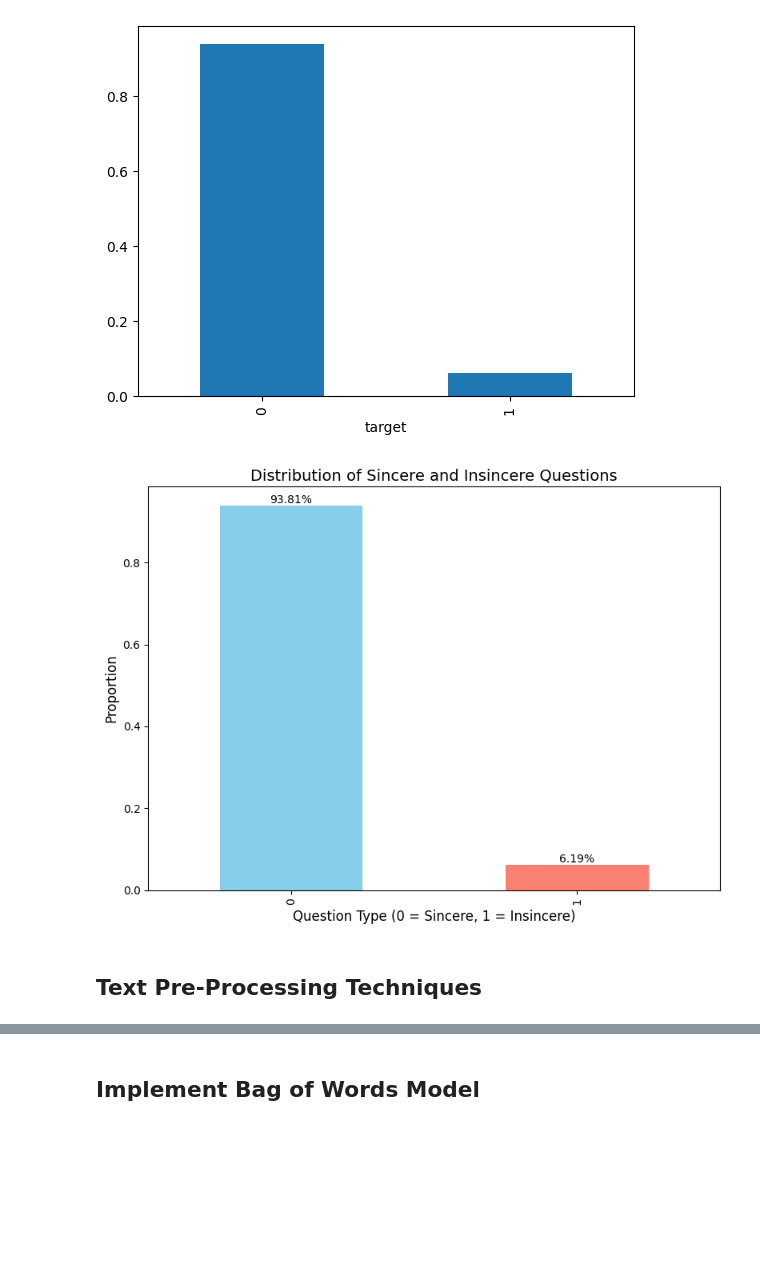
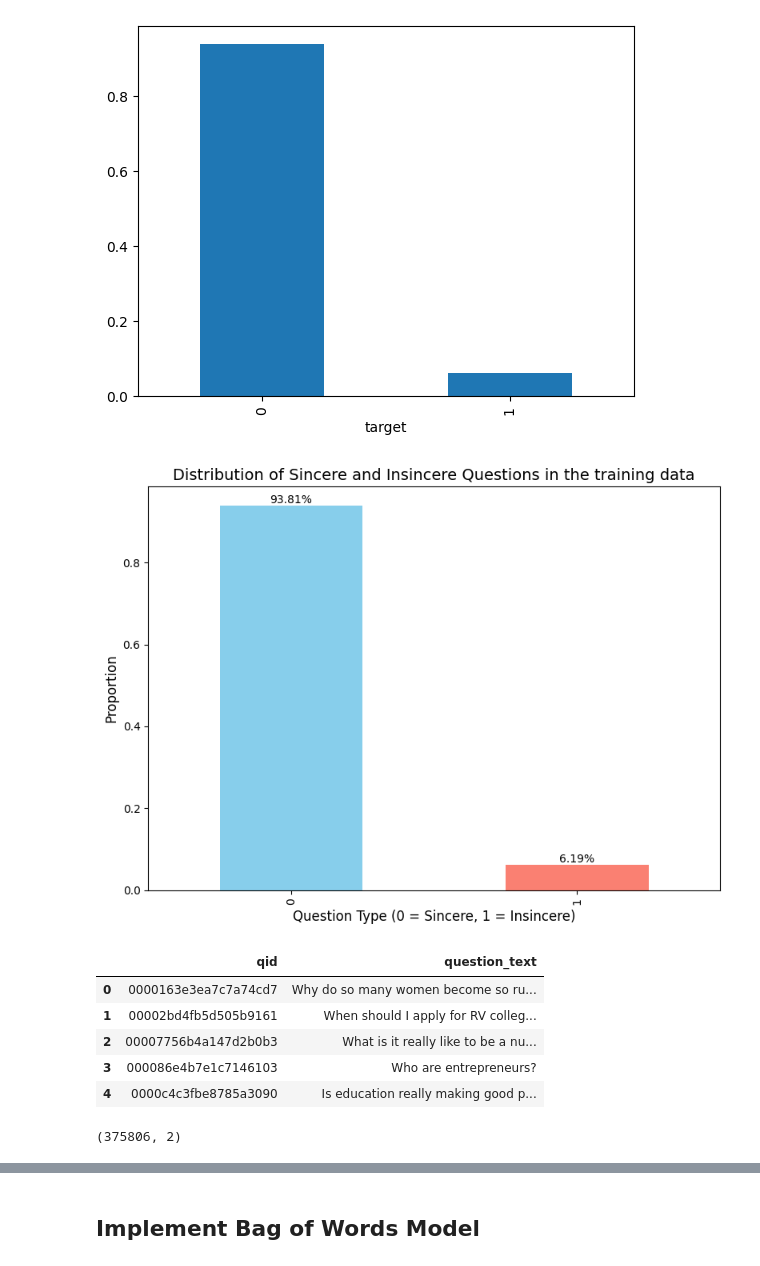
Before and after one commit to thugge254/Applied-Portfolio-Management, a Jupyter notebook: Quora_text_classification.ipynb, the cells around one changed output, grey strips where cells are left out. Saved outputs shown, nothing was run; the diff lists cells and outputs as text; code cells hidden in the pictures; blank space fills up the shorter version.

```diff
--- a/Quora_text_classification.ipynb
+++ b/Quora_text_classification.ipynb
@@ -131,24 +131,22 @@ raw_df.target.value_counts(normalize=True).plot(kind='bar')
 # %%
 # Create the bar plot object
 ax = raw_df.target.value_counts(normalize=True).plot(
     kind='bar',
     color=['skyblue', 'salmon'],  # colors for bars
     figsize=(8, 6)
 )
 
 # Add title and axis labels
-ax.set_title('Distribution of Sincere and Insincere Questions', fontsize=14)
+ax.set_title('Distribution of Sincere and Insincere Questions in the training data', fontsize=14)
 ax.set_xlabel('Question Type (0 = Sincere, 1 = Insincere)', fontsize=12)
 ax.set_ylabel('Proportion', fontsize=12)
 
 # Show percentage values on top of bars
 for p in ax.patches:
     ax.annotate(f'{p.get_height():.2%}', (p.get_x() + p.get_width() / 2, p.get_height()),
                 ha='center', va='bottom', fontsize=10)
 
 plt.tight_layout()
 plt.show()
 # %% [output]
-[figure, old version]
+[figure, new version]
-# %% [markdown]
-## Text Pre-Processing Techniques
@@ -154,0 +155,13 @@ plt.show()
+# %%
+test_df.head()
+# %% [output]
+|  | qid | question_text |
+| 0 | 0000163e3ea7c7a74cd7 | Why do so many women become so ru... |
+| 1 | 00002bd4fb5d505b9161 | When should I apply for RV colleg... |
+| 2 | 00007756b4a147d2b0b3 | What is it really like to be a nu... |
+| 3 | 000086e4b7e1c7146103 | Who are entrepreneurs? |
+| 4 | 0000c4c3fbe8785a3090 | Is education really making good p... |
+# %%
+test_df.shape
+# %% [output]
+(375806, 2)
```
Also changed, not shown: parts of 52 cells of this notebook.
